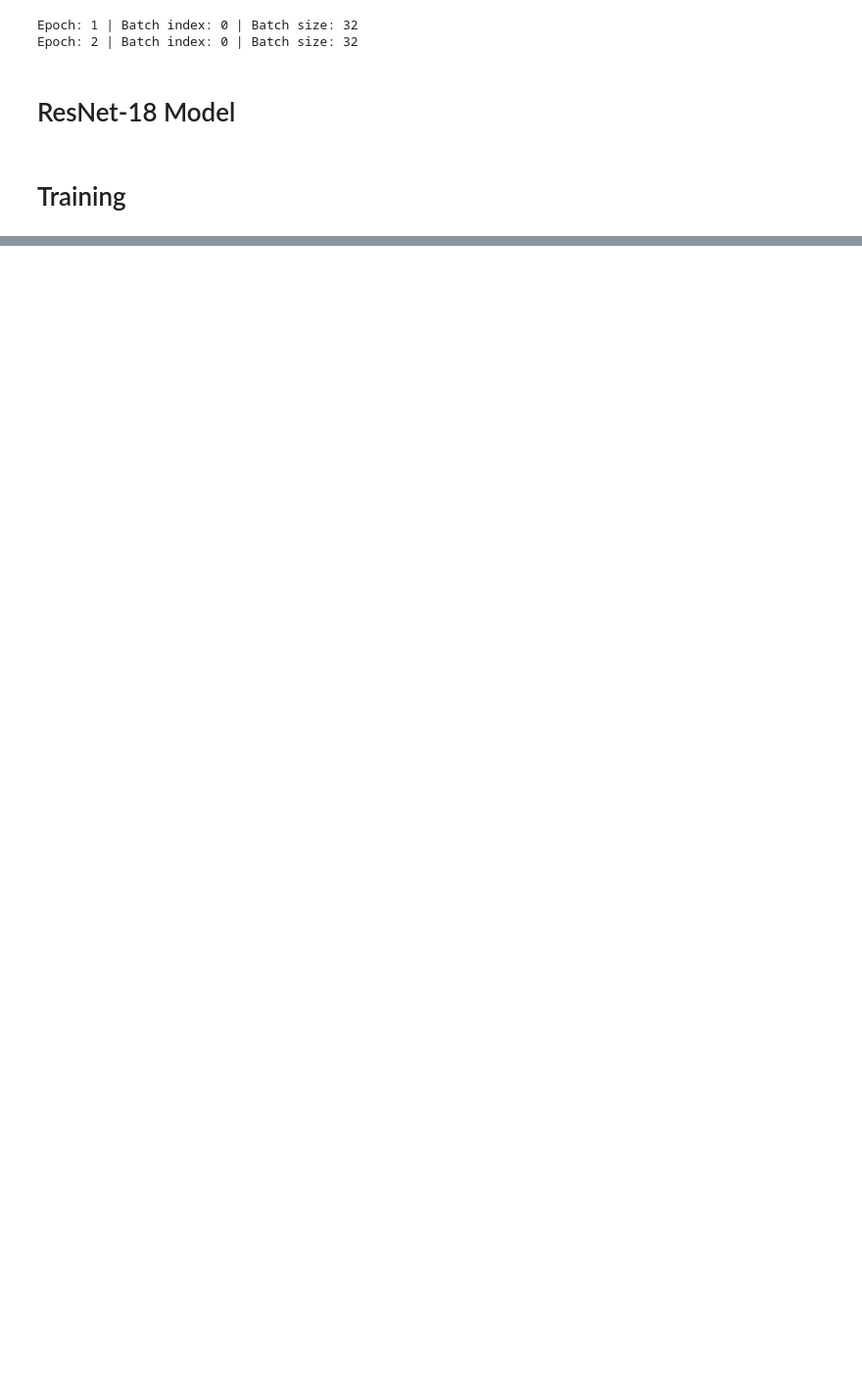
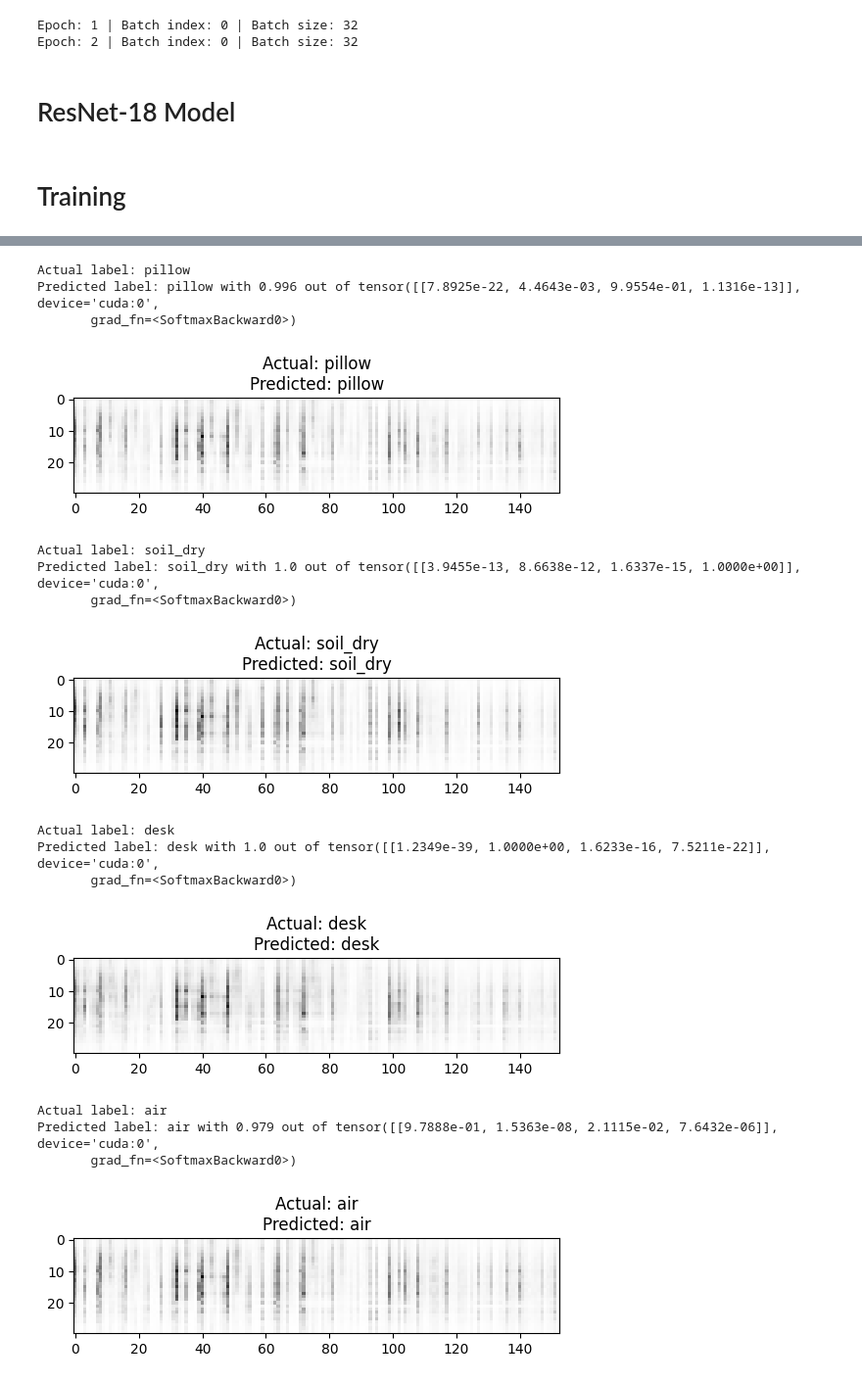
Before and after one commit to AndyMRoberts/walabot-imaging, a Jupyter notebook: my_code/classification/resnet18_spectrogram_classifier.ipynb, the cells around one changed output, grey strips where cells are left out. Shown at 98% size. Drawn from its saved outputs; the diff is of its cells as text; code cells hidden in the pictures; blank space fills up the shorter version.

```diff
--- a/my_code/classification/resnet18_spectrogram_classifier.ipynb
+++ b/my_code/classification/resnet18_spectrogram_classifier.ipynb
@@ -29,7 +29,7 @@ print("Device name:", torch.cuda.get_device_name(torch.cuda.current_device()))
 RANDOM_SEED = 1
 LEARNING_RATE = 0.001
 BATCH_SIZE = 128
-NUM_EPOCHS = 1
+NUM_EPOCHS = 10
 
 # Architecture
 NUM_FEATURES = 28*28
@@ -381,0 +391,68 @@ Predicted label: soil_dry
+# %%
+# Track which labels you've already processed
+processed_labels = set()
+
+# Loop through the data in test_loader
+for batch_idx, (features, targets) in enumerate(test_loader):
+
+    # Loop through the batch to find one image of each class
+    for i in range(len(features)):
+        label = targets[i].item()
+        label_name = full_dataset.idx2label[label]
+
+        # If we've already processed this label, skip this image
+        if label_name in processed_labels:
+            continue
+
+        # Add the label to the set of processed labels
+        processed_labels.add(label_name)
+
+        # Get the image (NHWC format) and convert it to the correct format for plotting
+        nhwc_img = np.transpose(features[i], axes=(1, 2, 0))  # Convert from NCHW to NHWC
+        nhw_img = np.squeeze(nhwc_img.numpy(), axis=2)  # Remove extra channel dimension if present
+
+        # Display the image
+        plt.imshow(nhw_img, cmap='Greys')
+
+        # Get the actual label
+        actual_label = full_dataset.idx2label[label]
+
+        # Make prediction
+        logits, probas = model(features.to(device)[i, None])  # Pass the image through the model
+        predicted_class = torch.argmax(probas, dim=1).item()
+        predicted_label = full_dataset.idx2label[predicted_class]
+
+        # Print the actual and predicted labels
+        print(f"Actual label: {actual_label}")
+        print(f"Predicted label: {predicted_label} with {round(probas[0, predicted_class].item(), 3)} out of {probas} ")
+
+        # Set the plot title to show the actual and predicted labels
+        plt.title(f'Actual: {actual_label}\nPredicted: {predicted_label}')
+
+        # Show the image
+        plt.show()
+
+        # Break the loop if all classes have been processed
+        if len(processed_labels) == len(full_dataset.idx2label):
+            break
+
+    # Break the outer loop once all classes are processed
+    if len(processed_labels) == len(full_dataset.idx2label):
+        break
+# %% [output]
+Actual label: pillow
+Predicted label: pillow with 0.996 out of tensor([[7.8925e-22, 4.4643e-03, 9.9554e-01, 1.1316e-13]], device='cuda:0',
+       grad_fn=<SoftmaxBackward0>)
+[figure, added]
+Actual label: soil_dry
+Predicted label: soil_dry with 1.0 out of tensor([[3.9455e-13, 8.6638e-12, 1.6337e-15, 1.0000e+00]], device='cuda:0',
+       grad_fn=<SoftmaxBackward0>)
+[figure, added]
+Actual label: desk
+Predicted label: desk with 1.0 out of tensor([[1.2349e-39, 1.0000e+00, 1.6233e-16, 7.5211e-22]], device='cuda:0',
+       grad_fn=<SoftmaxBackward0>)
+[figure, added]
+Actual label: air
+Predicted label: air with 0.979 out of tensor([[9.7888e-01, 1.5363e-08, 2.1115e-02, 7.6432e-06]], device='cuda:0',
+       grad_fn=<SoftmaxBackward0>)
+[figure, added]
```
Also changed, not shown: parts of 10 cells of this notebook, 3 other files.
